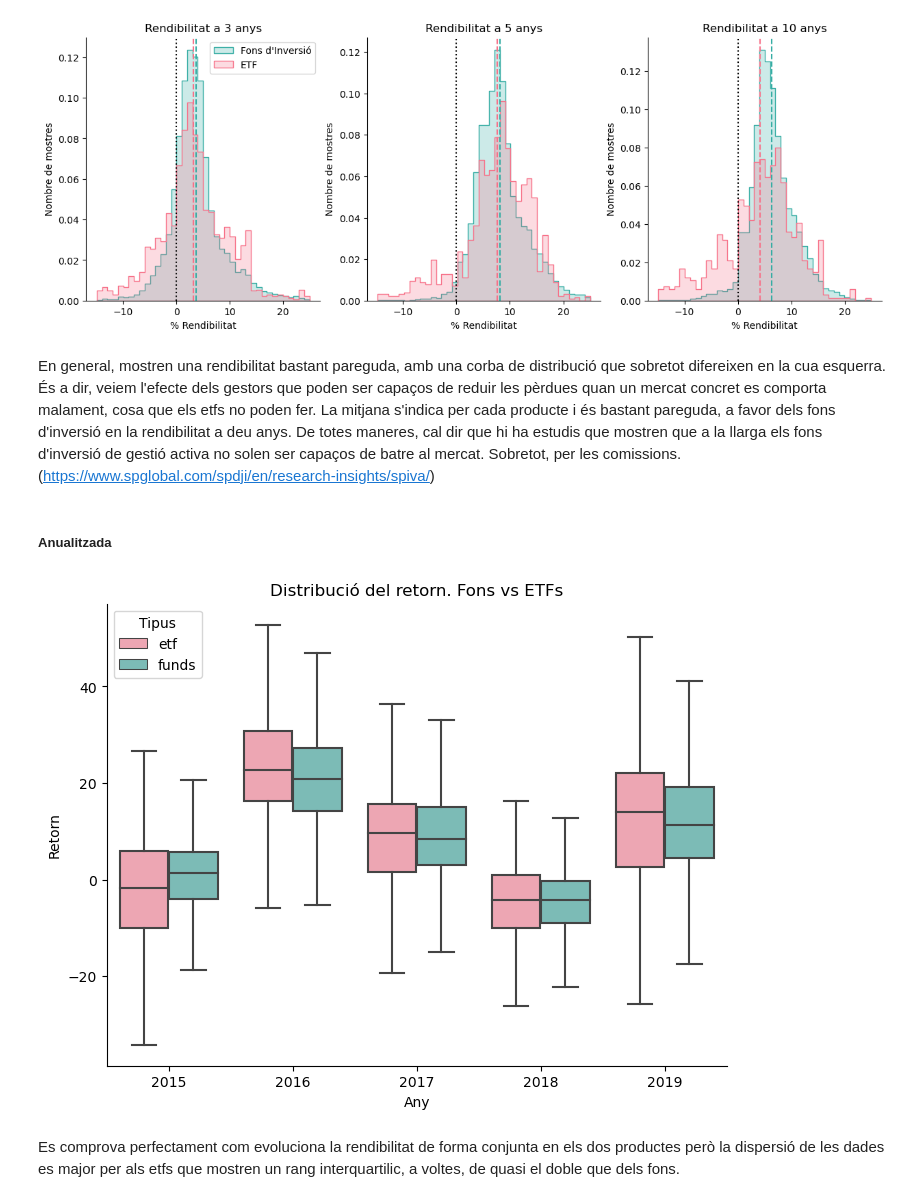
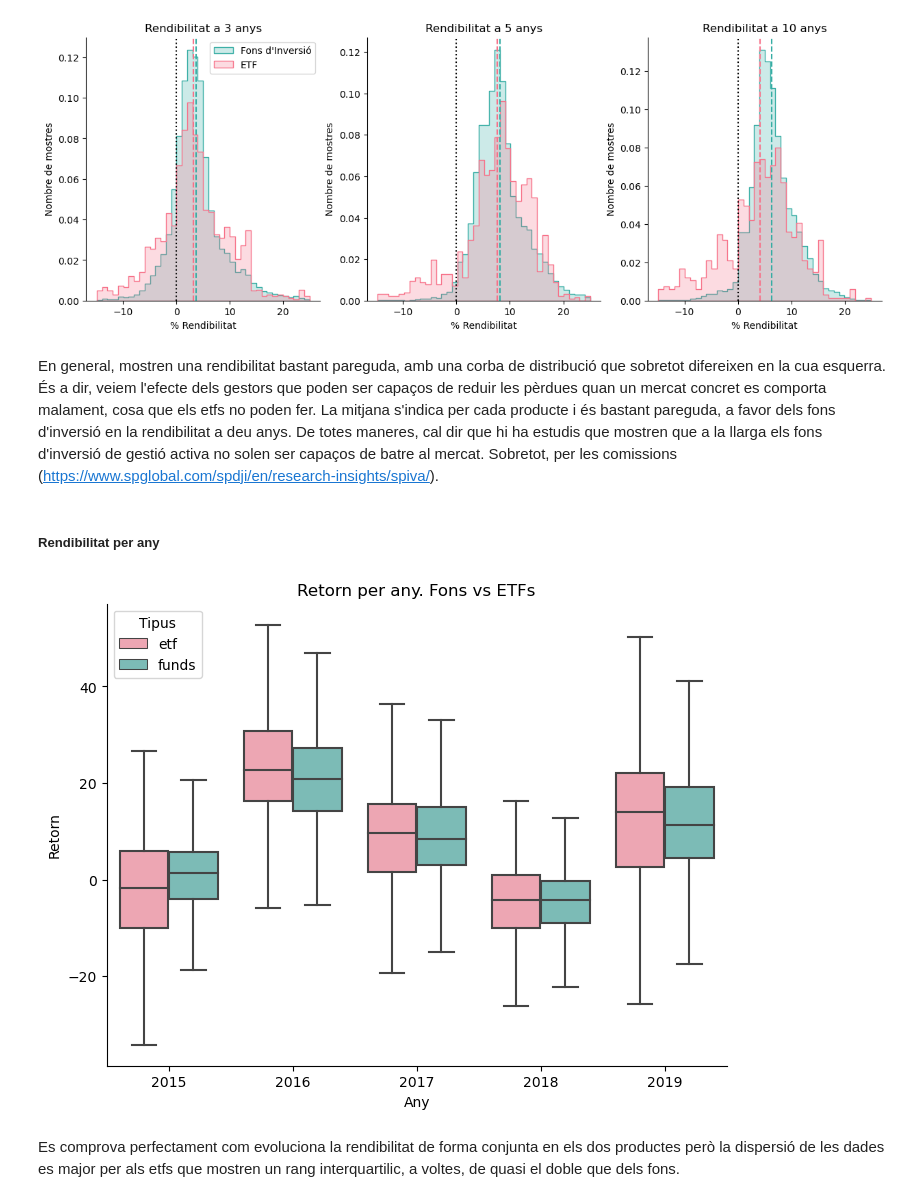
Before and after one commit to Macletus/itacademy-datascience, a Jupyter notebook: sprint11/sprint11.ipynb, the cells around one changed output. Saved outputs shown, nothing was run; the diff lists cells and outputs as text; code cells hidden in the pictures.

```diff
--- a/sprint11/sprint11.ipynb
+++ b/sprint11/sprint11.ipynb
@@ -293,41 +322,41 @@ Fons/etf 1.54
 -----
 [figure]
 # %% [markdown]
-En general, mostren una rendibilitat bastant pareguda, amb una corba de distribució que sobretot difereixen en la cua esquerra. És a dir, veiem l'efecte dels gestors que poden ser capaços de reduir les pèrdues quan un mercat concret es comporta malament, cosa que els etfs no poden fer. La mitjana s'indica per cada producte i és bastant pareguda, a favor dels fons d'inversió en la rendibilitat a deu anys. De totes maneres, cal dir que hi ha estudis que mostren que a la llarga els fons d'inversió de gestió activa no solen ser capaços de batre al mercat. Sobretot, per les comissions.(https://www.spglobal.com/spdji/en/research-insights/spiva/)
+En general, mostren una rendibilitat bastant pareguda, amb una corba de distribució que sobretot difereixen en la cua esquerra. És a dir, veiem l'efecte dels gestors que poden ser capaços de reduir les pèrdues quan un mercat concret es comporta malament, cosa que els etfs no poden fer. La mitjana s'indica per cada producte i és bastant pareguda, a favor dels fons d'inversió en la rendibilitat a deu anys. De totes maneres, cal dir que hi ha estudis que mostren que a la llarga els fons d'inversió de gestió activa no solen ser capaços de batre al mercat. Sobretot, per les comissions (https://www.spglobal.com/spdji/en/research-insights/spiva/).
 # %% [markdown]
-##### Anualitzada
+##### Rendibilitat per any
 # %%
 premelt = morningstar[['type', 'fund_return_2015', 'fund_return_2016', 'fund_return_2017', 'fund_return_2018', 'fund_return_2019']].rename(columns={'fund_return_2015': '2015', 'fund_return_2016': '2016', 'fund_return_2017': '2017', 'fund_return_2018': '2018', 'fund_return_2019': '2019'})
 returns = premelt.melt(id_vars='type', var_name='year', value_name='return')
 # %%
 # Preparar dades
 premelt = morningstar[['type', 'fund_return_2015', 'fund_return_2016', 'fund_return_2017', 'fund_return_2018', 'fund_return_2019']].rename(columns={'fund_return_2015': '2015', 'fund_return_2016': '2016', 'fund_return_2017': '2017', 'fund_return_2018': '2018', 'fund_return_2019': '2019'})
 returns = premelt.melt(id_vars='type', var_name='year', value_name='return')
 
 # Box-plot
 plt.figure(figsize=(8, 6))
 sns.boxplot(x='year', y='return', hue='type', hue_order=['etf', 'funds'], data=returns, showfliers=False, palette='husl')
 
 # Transparència a les caixes
 alpha = 0.7
 for i, artist in enumerate(plt.gca().artists):
     color = artist.get_facecolor()
     artist.set_facecolor((color[0], color[1], color[2], alpha))
 
 for i, patch in enumerate(plt.gca().patches):
     color = patch.get_facecolor()
     patch.set_facecolor((color[0], color[1], color[2], alpha))
 
 sns.despine()
 plt.xlabel('Any')
 plt.ylabel('Retorn')
-plt.title('Distribució del retorn. Fons vs ETFs')
+plt.title('Retorn per any. Fons vs ETFs')
 plt.legend(title='Tipus', loc='best')
 plt.grid(False)
 
 plt.show()
 # %% [output]
-[figure, old version]
+[figure, new version]
 # %% [markdown]
 Es comprova perfectament com evoluciona la rendibilitat de forma conjunta en els dos productes però la dispersió de les dades es major per als etfs que mostren un rang interquartilic, a voltes, de quasi el doble que dels fons.
 # %% [markdown]
```
Also changed, not shown: parts of 17 cells of this notebook.
